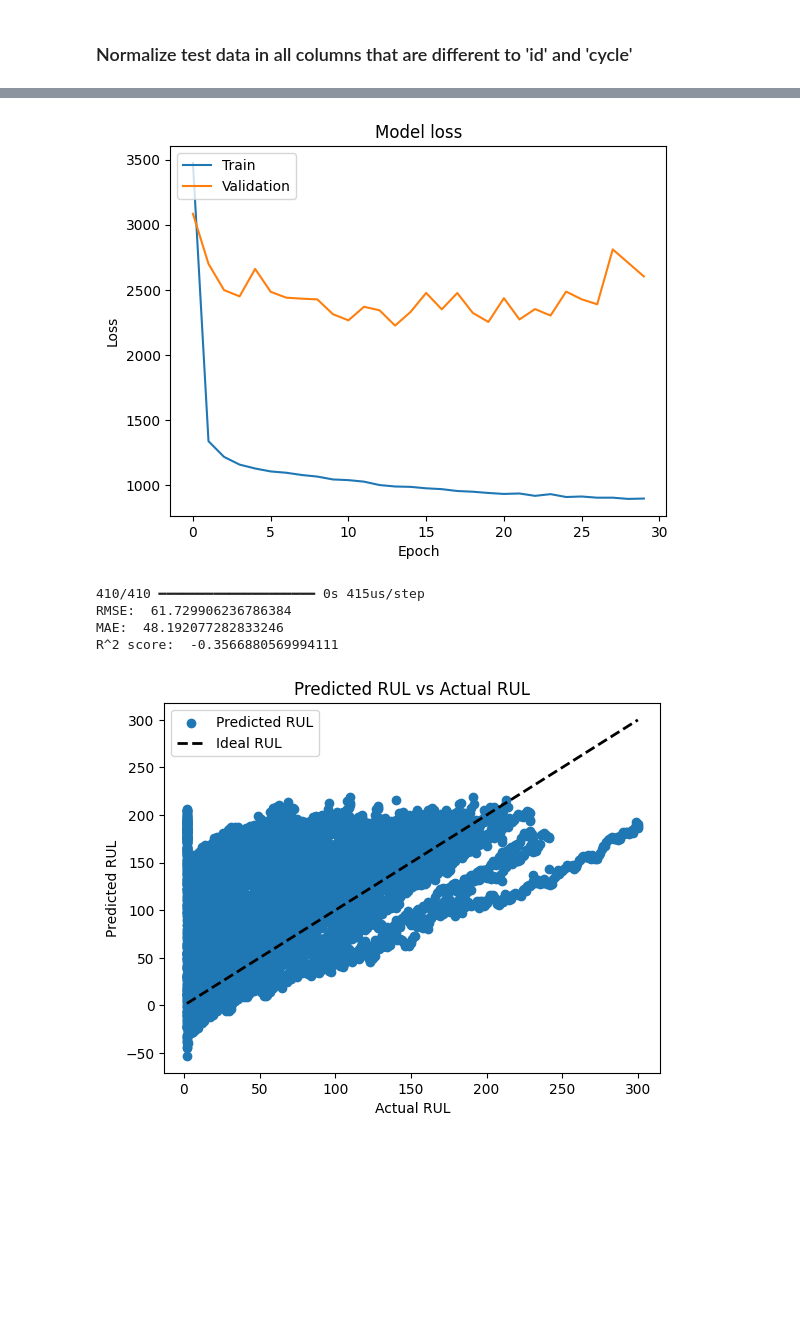
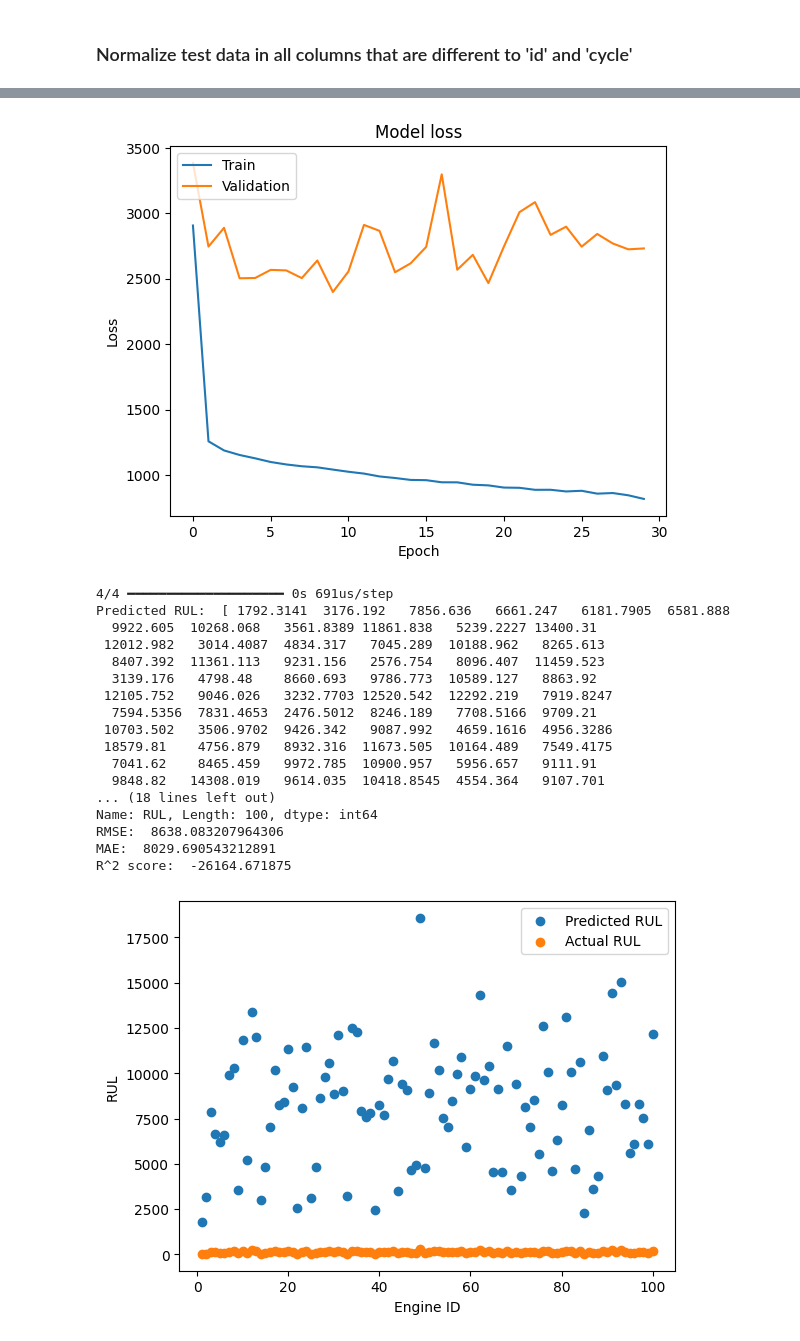
Before and after one commit to NechZ/Predictive-Maintenance, a Jupyter notebook: Engine-Predictive-Maintenance.ipynb, the cells around one changed output, grey strips where cells are left out. Drawn from its saved outputs; the diff is of its cells as text; code cells hidden in the pictures; blank space fills up the shorter version.

```diff
--- a/Engine-Predictive-Maintenance.ipynb
+++ b/Engine-Predictive-Maintenance.ipynb
@@ -140,8 +127,9 @@ train_data = train_data.drop(['s9', 's14'], axis=1)
 test_data = test_data.drop(['s9', 's14'], axis=1)
 # %%
 # Set up the data for the model
-X_train = train_data_smooth.drop(['RUL'], axis=1)
-X_test = test_data_smooth.drop(['RUL'], axis=1)
+X_train = train_data.drop(['RUL'], axis=1)
+X_test = test_data.drop(['RUL'], axis=1)
 
-y_train = train_data_smooth['RUL']
-y_test = test_data_smooth['RUL']
+y_train = train_data['RUL']
+y_test = test_data['RUL']
+test_data.head(50)
@@ -148,10 +154,10 @@ y_test = test_data_smooth['RUL']
 # %%
 # Training the model
-# Adding Dropout layers for regularization
 model = keras.Sequential([
     keras.Input(shape=(X_train.shape[1],)),
     keras.layers.Dense(128, activation='relu'),
     keras.layers.Dense(64, activation='relu'),
+    keras.layers.Dense(32, activation='relu'),
     keras.layers.Dense(1)
 ])
 
@@ -180,43 +186,70 @@ Epoch 30/30
 # %%
 # Plot training & validation loss values
 plt.plot(history.history['loss'])
 plt.plot(history.history['val_loss'])
 plt.title('Model loss')
 plt.xlabel('Epoch')
 plt.ylabel('Loss')
 plt.legend(['Train', 'Validation'], loc='upper left')
 plt.show()
 
-# Map the RUL to the test data
-y_pred = model.predict(X_test)
+# Filter the test data to only include the first cycle for each engine ID
+first_cycle_test_data = test_data.groupby('id').first()
+
+# Predict the RUL for the first cycle of each engine
+y_pred = model.predict(first_cycle_test_data)
+
+# Flatten the predictions
 y_pred = y_pred.flatten()
 
-from sklearn.metrics import mean_squared_error, mean_absolute_error, r2_score
+y_test = test_data.groupby('id').first()['RUL']
 
+print('Predicted RUL: ', y_pred, '\n', 'Actual RUL: ', y_test)
 # Calculate the RMSE
 rmse = np.sqrt(mean_squared_error(y_test, y_pred))
 print('RMSE: ', rmse)
 
 # Calculate the MAE
 mae = mean_absolute_error(y_test, y_pred)
 print('MAE: ', mae)
 
 # Calculate the R^2 score
 r2 = r2_score(y_test, y_pred)
 print('R^2 score: ', r2)
 
-# Plot the predicted RUL vs the actual RUL
-plt.scatter(y_test, y_pred, label='Predicted RUL')
-plt.plot([y_test.min(), y_test.max()], [y_test.min(), y_test.max()], 'k--', lw=2, label='Ideal RUL')
-plt.title('Predicted RUL vs Actual RUL')
-plt.xlabel('Actual RUL')
-plt.ylabel('Predicted RUL')
+# Get the unique engine IDs
+engine_ids = test_data_smooth['id'].unique()
+
+# Ensure that y_pred is numpy array
+y_pred = np.array(y_pred)
+
+# Plot the engine ID vs the predicted RUL
+plt.scatter(engine_ids, y_pred, label='Predicted RUL')
+
+# Plot the engine ID vs the actual RUL
+plt.scatter(engine_ids, y_test, label='Actual RUL')
+
+plt.xlabel('Engine ID')
+plt.ylabel('RUL')
 plt.legend()
 plt.show()
 # %% [output]
-[figure, old version]
+[figure, new version]
-410/410 ━━━━━━━━━━━━━━━━━━━━ 0s 415us/step
-RMSE:  61.729906236786384
-MAE:  48.192077282833246
-R^2 score:  -0.3566880569994111
+4/4 ━━━━━━━━━━━━━━━━━━━━ 0s 691us/step
+Predicted RUL:  [ 1792.3141  3176.192   7856.636   6661.247   6181.7905  6581.888
+  9922.605  10268.068   3561.8389 11861.838   5239.2227 13400.31
+ 12012.982   3014.4087  4834.317   7045.289  10188.962   8265.613
+  8407.392  11361.113   9231.156   2576.754   8096.407  11459.523
+  3139.176   4798.48    8660.693   9786.773  10589.127   8863.92
+ 12105.752   9046.026   3232.7703 12520.542  12292.219   7919.8247
+  7594.5356  7831.4653  2476.5012  8246.189   7708.5166  9709.21
+ 10703.502   3506.9702  9426.342   9087.992   4659.1616  4956.3286
+ 18579.81    4756.879   8932.316  11673.505  10164.489   7549.4175
+  7041.62    8465.459   9972.785  10900.957   5956.657   9111.91
+  9848.82   14308.019   9614.035  10418.8545  4554.364   9107.701
+... (18 lines left out)
+Name: RUL, Length: 100, dtype: int64
+RMSE:  8638.083207964306
+MAE:  8029.690543212891
+R^2 score:  -26164.671875
-[figure, old version]
+[figure, new version]
```
Also changed, not shown: parts of 8 cells of this notebook.
